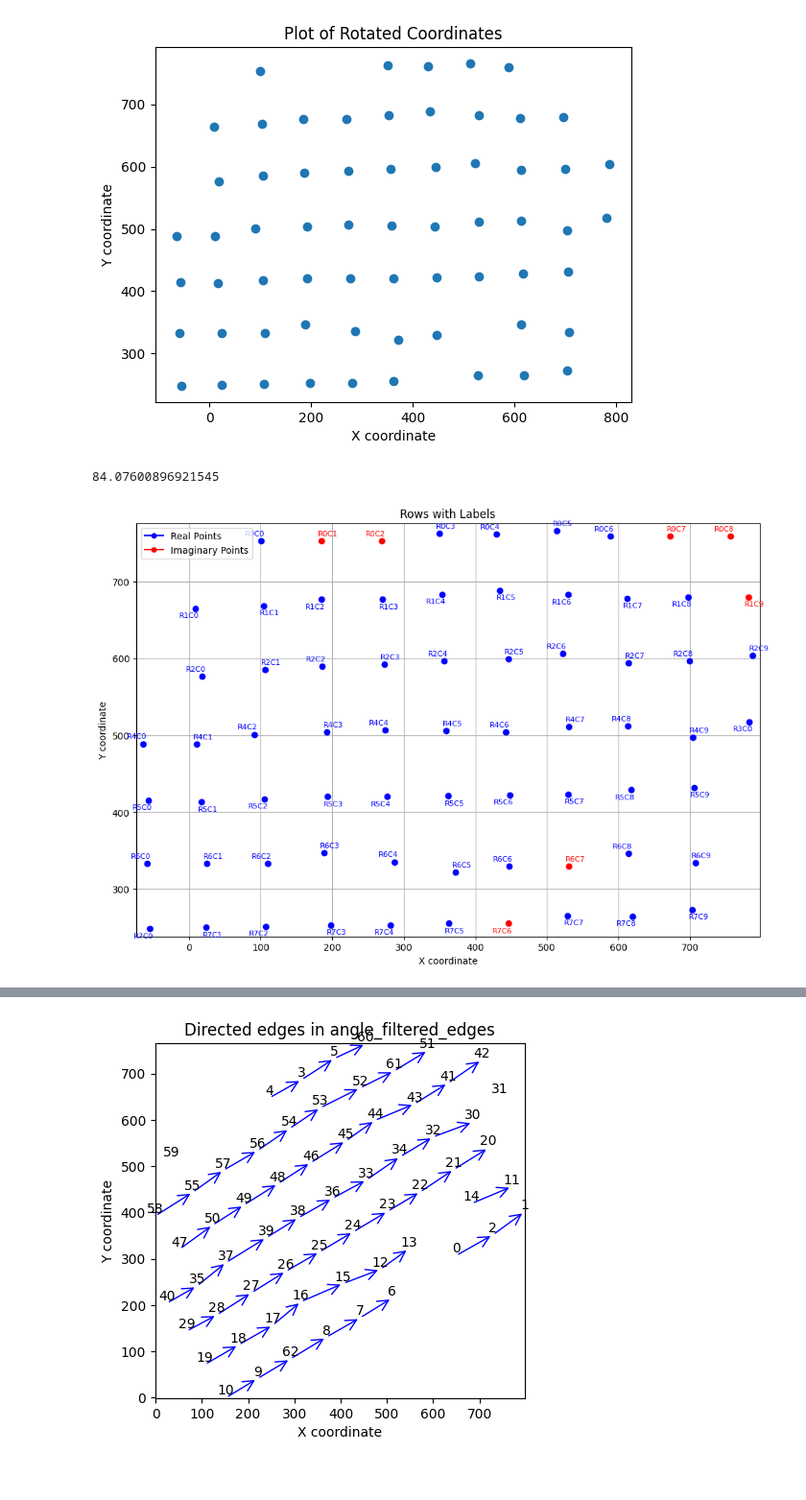
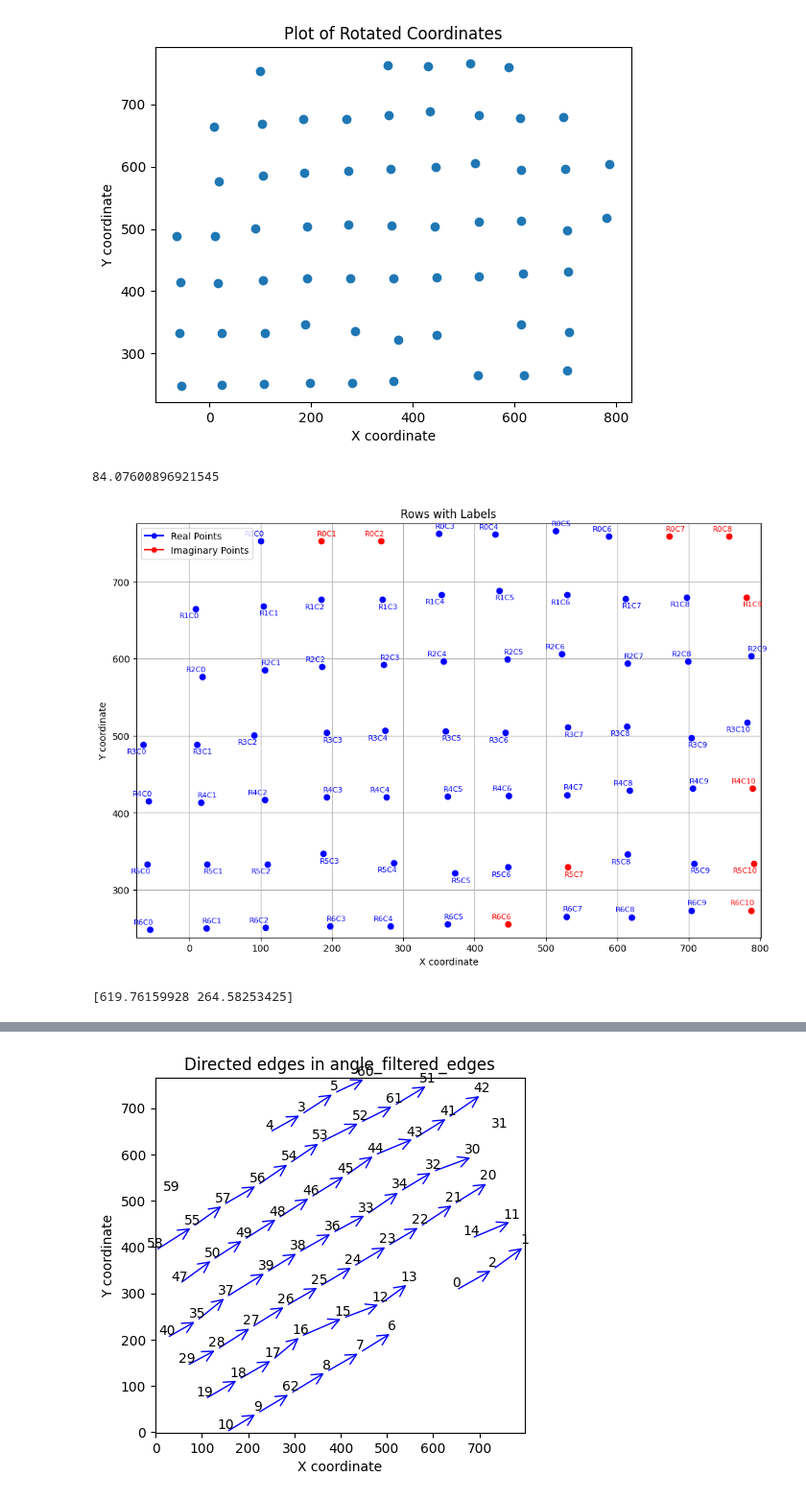
Before and after one commit to aaronge-2020/Microarray-Dearraying, a Jupyter notebook: delaunay_triangle_gridding.ipynb, the cells around one changed output, grey strips where cells are left out. Shown at 96% size. Drawn from its saved outputs; the diff is of its cells as text; code cells hidden in the pictures.

```diff
--- a/delaunay_triangle_gridding.ipynb
+++ b/delaunay_triangle_gridding.ipynb
@@ -421,19 +406,19 @@ def point_in_sector(V_prime, Vj, r, phi=360, origin_angle=0):
     if phi == 360:
         return True
 
-    # Calculate the angle between Vj and V_prime relative to the x-axis
-    angle_Vj_V_prime = angle_with_x_axis(Vj, V_prime)  # Ensure this is in degrees
+    # # Calculate the angle between Vj and V_prime relative to the x-axis
+    # angle_Vj_V_prime = angle_with_x_axis(Vj, V_prime)  # Ensure this is in degrees
 
-    # Normalize angles
-    start_angle = normalize_angle_degrees(origin_angle - phi / 2)
-    end_angle = normalize_angle_degrees(origin_angle + phi / 2)
-    angle_Vj_V_prime = normalize_angle_degrees(angle_Vj_V_prime)
+    # # Normalize angles
+    # start_angle = normalize_angle_degrees(origin_angle - phi / 2)
+    # end_angle = normalize_angle_degrees(origin_angle + phi / 2)
+    # angle_Vj_V_prime = normalize_angle_degrees(angle_Vj_V_prime)
 
-    # Check if the angle is within the sector, considering the wrap-around case
-    if start_angle < end_angle:
-        return start_angle <= angle_Vj_V_prime <= end_angle
-    else:
-        return angle_Vj_V_prime >= start_angle or angle_Vj_V_prime <= end_angle
+    # # Check if the angle is within the sector, considering the wrap-around case
+    # if start_angle < end_angle:
+    #     return start_angle <= angle_Vj_V_prime <= end_angle
+    # else:
+    #     return angle_Vj_V_prime >= start_angle or angle_Vj_V_prime <= end_angle
 
 
 
@@ -488,9 +473,6 @@ def traveling_algorithm(S, image_width, d, gamma, phi=180, origin_angle=0, radiu
                         delta_rad = np.radians(origin_angle)  # Angle for imaginary point is 0 radians
                         Vj_prime = np.array([Vj[0] + d * np.cos(delta_rad), Vj[1] + d * np.sin(delta_rad)])
                         imaginary_vector = {'start': Vj, 'end': Vj_prime, 'index': imaginary_points_index, 'is_imaginary': True}
-                        if (np.allclose(Vj_prime, (969.6019309324273, 192.89110783641564), atol=1e-3)):
-                            print('Vj_prime:', Vj_prime)
-                            print('Found you!')
 
                         # If it's the first point with is_imaginary == True in A1, then set 'is_imaginary' to False.
                         # This is because the first imaginary point will start at the last real point in the row
@@ -828,36 +830,41 @@ from itertools import combinations
 
 
 average_distances = []
 for edge in rotated_coordinates_input:
     start, end = edge
     distance = np.sqrt((start[0] - end[0])**2 + (start[1] - end[1])**2)
     average_distances.append(distance)
 
 average_distance = np.median(average_distances)
 
 def calculate_grid_width(centers, d):
     """Calculate Y based on the maximum X value of the core + 1.5 * d."""
     max_x = max(centers, key=lambda x: x[0])[0]
     return max_x + 0.5 * d
 
 
 # Calculate the average core-to-core distance
 d = average_distance
 
 # Calculate Y
-image_width = calculate_grid_width(rotated_coordinates, 1.5 * d)
+image_width = calculate_grid_width(rotated_coordinates, 2 * d)
 
 print(average_distance)
 
-rows = traveling_algorithm(rotated_coordinates_input, image_width, d, 0.75 * d, 360, 0, 0.5)
+rows = traveling_algorithm(rotated_coordinates_input, image_width, d, 0.75 * d, 360, 0, 0.75)
 sorted_rows = sorted(rows, key=lambda row: -row[0]['point'][1])
 
 
 # Plot the sorted rows
 plot_rows_with_labels(sorted_rows)
 # %% [output]
 84.07600896921545
-[figure, old version]
+[figure, new version]
+# %%
+point = sorted_rows[6][8]['point']
+print(point)
+# %% [output]
+[619.76159928 264.58253425]
 # %%
 import numpy as np
 from itertools import combinations
```
Also changed, not shown: parts of 8 cells of this notebook, 3 other files.
